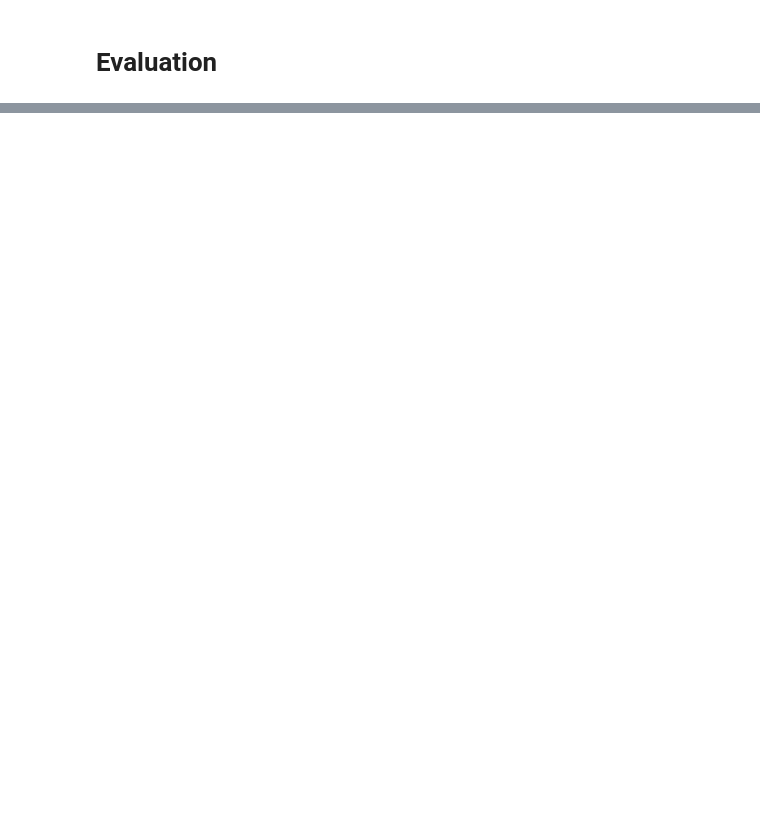
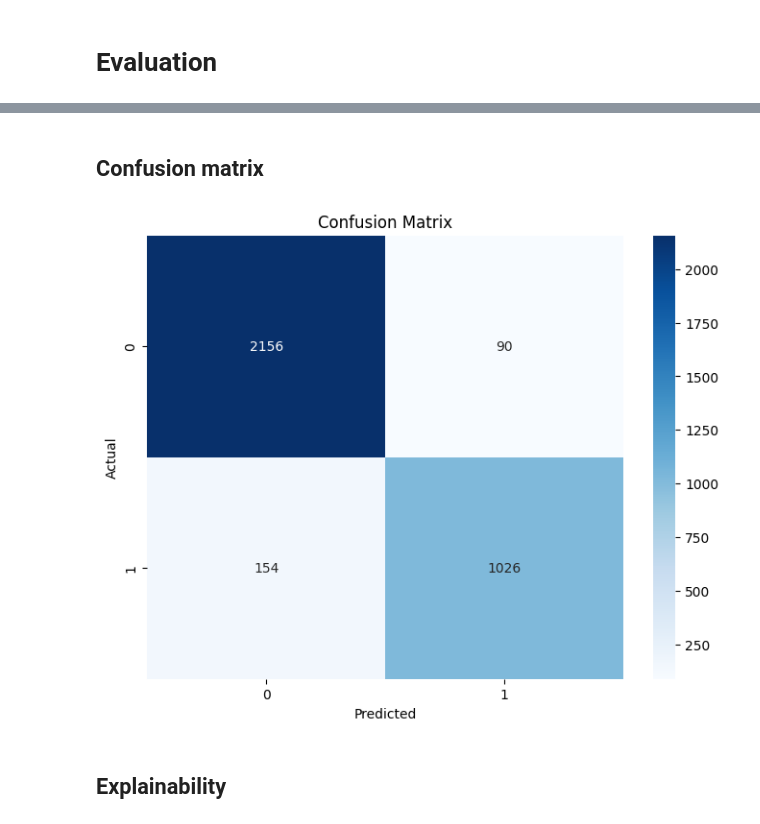
Before and after one commit to R-T-Weerasinghe/ML-notebooks, a Jupyter notebook: occupancy-model-ML-module-project.ipynb, the cells around one changed output, grey strips where cells are left out. Saved outputs shown, nothing was run; the diff lists cells and outputs as text; code cells hidden in the pictures; blank space fills up the shorter version.

```diff
--- a/occupancy-model-ML-module-project.ipynb
+++ b/occupancy-model-ML-module-project.ipynb
@@ -409,7 +408,0 @@ Name: count, dtype: int64
-# %%
-from xgboost import XGBClassifier
-from sklearn.ensemble import RandomForestClassifier
-from sklearn.model_selection import train_test_split
-
-y = df_sorted['Occupancy']
-X = df_sorted.drop(columns=['Occupancy', 'date', 'datetime', 'Light', 'light_delta', 'light_rate'], axis=1).fillna(0)
@@ -534,0 +639,23 @@ TypeError: only integer scalar arrays can be converted to a scalar index
+# %%
+train_X = X.loc[train_index[folds-1]].copy()
+train_y = y.loc[train_index[folds-1]].copy()
+test_X = X.loc[test_index[folds-1]].copy()
+test_y = y.loc[test_index[folds-1]].copy()
+
+# Train & measure training time
+start_time = time.time()
+best_model.fit(train_X, train_y)
+training_time = time.time() - start_time
+
+# Test & measure inference time
+start_time = time.time()
+y_pred = best_pipeline.predict(test_X)
+inference_time = time.time() - start_time
+
+# Evaluation
+accuracy = accuracy_score(test_y, y_pred)
+
+print("\n")
+print(f"Training Time: {training_time:.4f} seconds")
+print(f"Inference Time: {inference_time:.4f} seconds")
+print(f"Final Test Accuracy: {accuracy:.4f}")
@@ -534,0 +688,14 @@ TypeError: only integer scalar arrays can be converted to a scalar index
+# %% [markdown]
+## Confusion matrix
+# %%
+conf_matrix = confusion_matrix(test_y, y_pred)
+plt.figure(figsize=(8, 6))
+sns.heatmap(conf_matrix, annot=True, fmt="d", cmap="Blues", xticklabels=best_pipeline.classes_, yticklabels=best_pipeline.classes_)
+plt.title("Confusion Matrix")
+plt.xlabel("Predicted")
+plt.ylabel("Actual")
+plt.show()
+# %% [output]
+[figure, added]
+# %% [markdown]
+## Explainability
```
Also changed, not shown: parts of 42 cells of this notebook.
